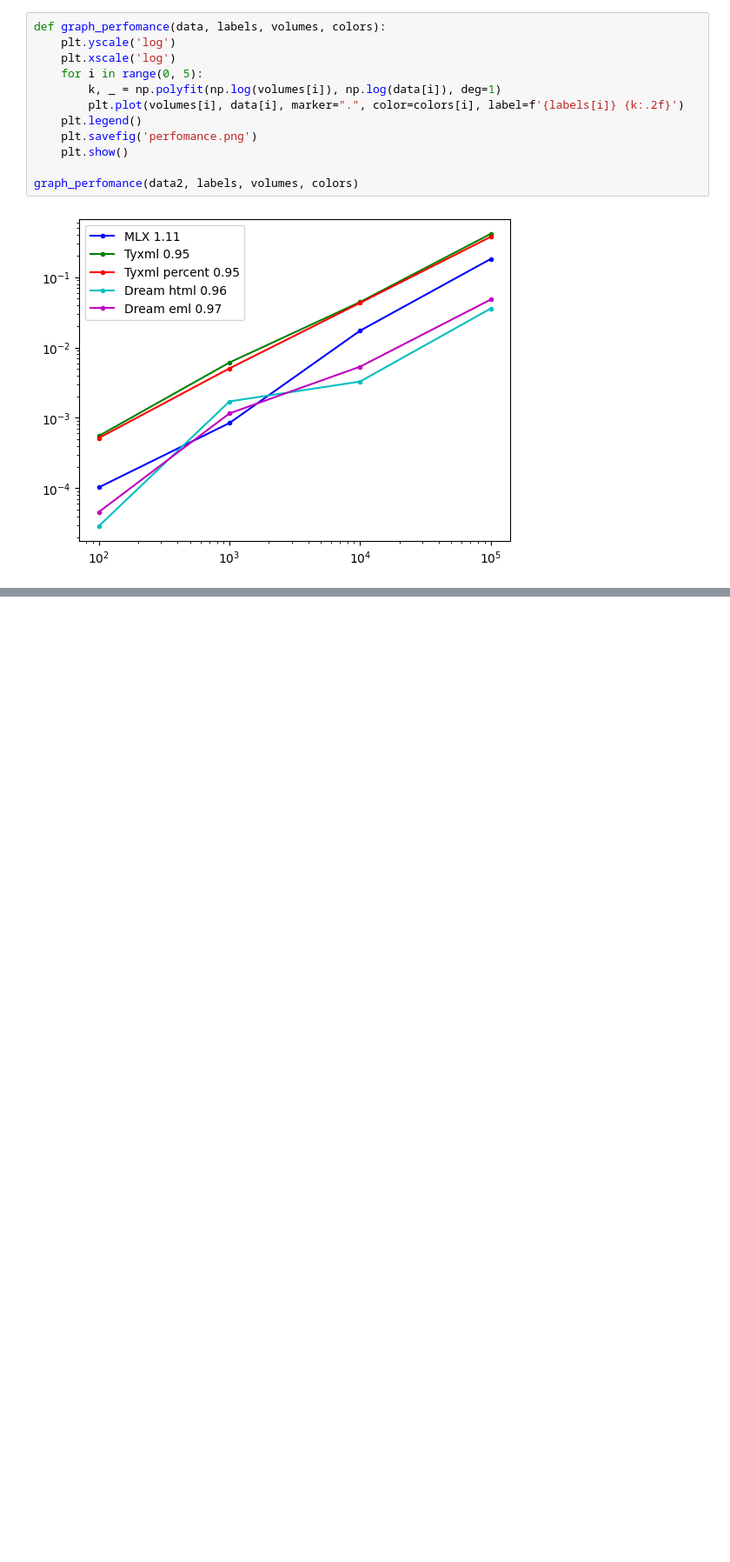
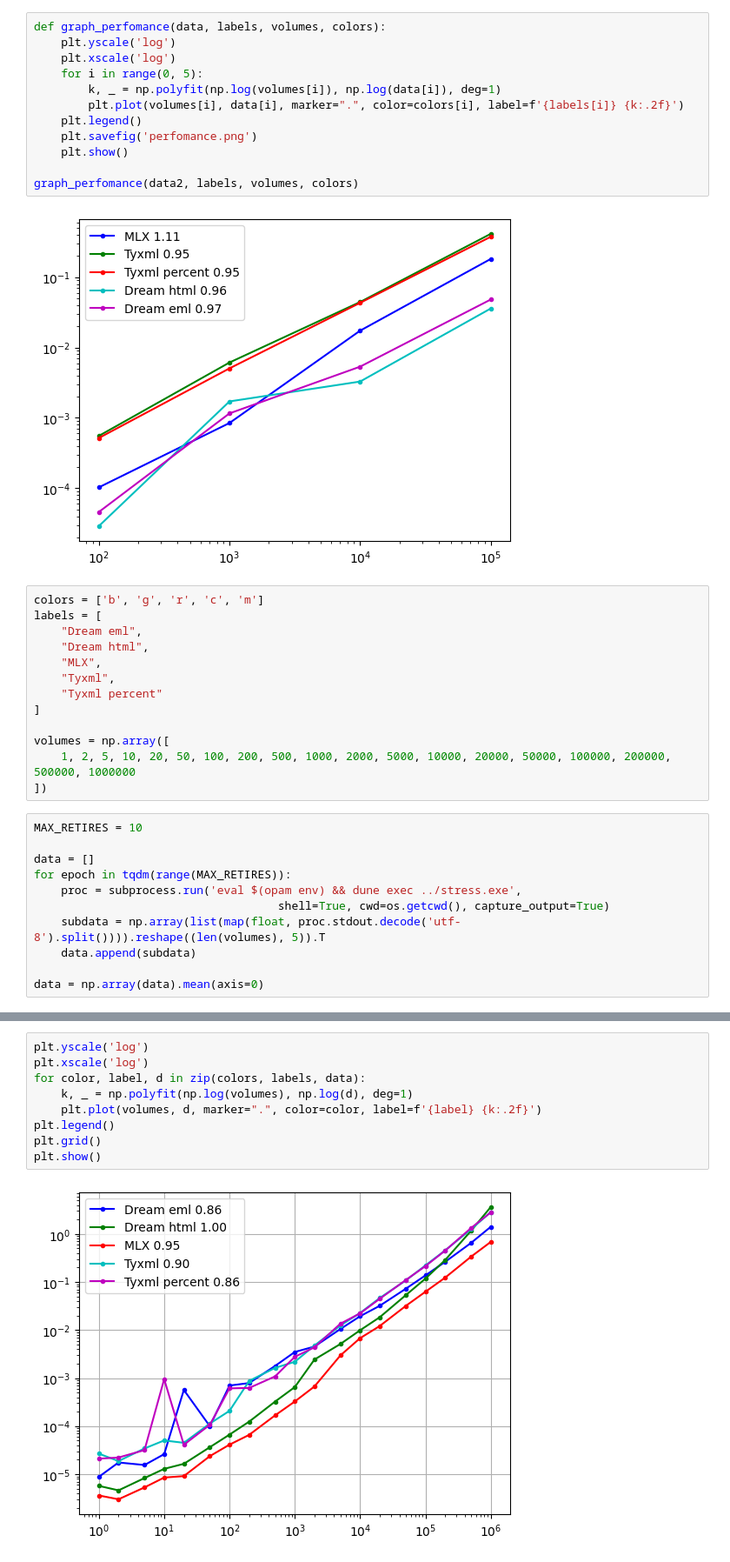
Before and after one commit to katel0k/dream_templaters_comparison, a Jupyter notebook: graphs/perfomance.ipynb, the cells around one changed output, grey strips where cells are left out. Shown: that part at 87% size. Cells and saved outputs as stored; diff of their text form; blank space fills up the shorter version.

Commit message:
improved graphics

```diff
--- a/graphs/perfomance.ipynb
+++ b/graphs/perfomance.ipynb
@@ -49,3 +55,27 @@ def graph_perfomance(data, labels, volumes, colors):
 graph_perfomance(data2, labels, volumes, colors)
 # %% [output]
 [figure]
+# %%
+colors = ['b', 'g', 'r', 'c', 'm']
+labels = [
+    "Dream eml",
+    "Dream html",
+    "MLX",
+    "Tyxml",
+    "Tyxml percent"
+]
+
+volumes = np.array([
+    1, 2, 5, 10, 20, 50, 100, 200, 500, 1000, 2000, 5000, 10000, 20000, 50000, 100000, 200000, 500000, 1000000
+])
+# %%
+MAX_RETIRES = 10
+
+data = []
+for epoch in tqdm(range(MAX_RETIRES)):
+    proc = subprocess.run('eval $(opam env) && dune exec ../stress.exe',
+                                    shell=True, cwd=os.getcwd(), capture_output=True)
+    subdata = np.array(list(map(float, proc.stdout.decode('utf-8').split()))).reshape((len(volumes), 5)).T
+    data.append(subdata)
+
+data = np.array(data).mean(axis=0)
@@ -51,0 +265,11 @@ graph_perfomance(data2, labels, volumes, colors)
+# %%
+plt.yscale('log')
+plt.xscale('log')
+for color, label, d in zip(colors, labels, data):
+    k, _ = np.polyfit(np.log(volumes), np.log(d), deg=1)
+    plt.plot(volumes, d, marker=".", color=color, label=f'{label} {k:.2f}')
+plt.legend()
+plt.grid()
+plt.show()
+# %% [output]
+[figure, added]
```
Also changed, not shown: parts of 6 cells of this notebook, 3 other files.
